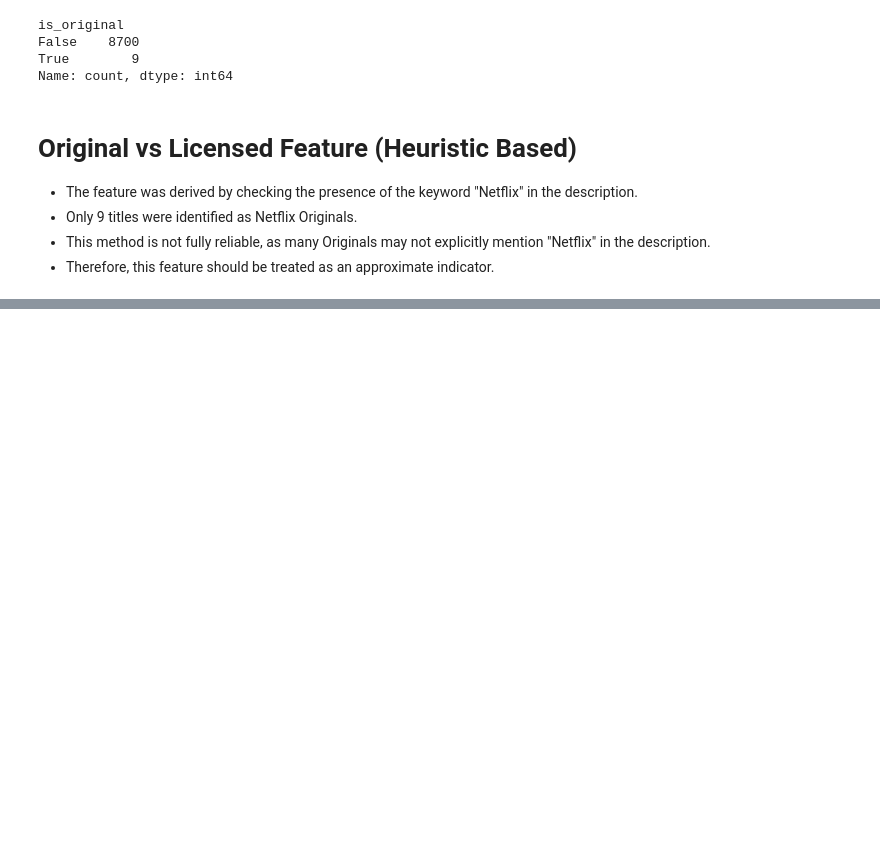
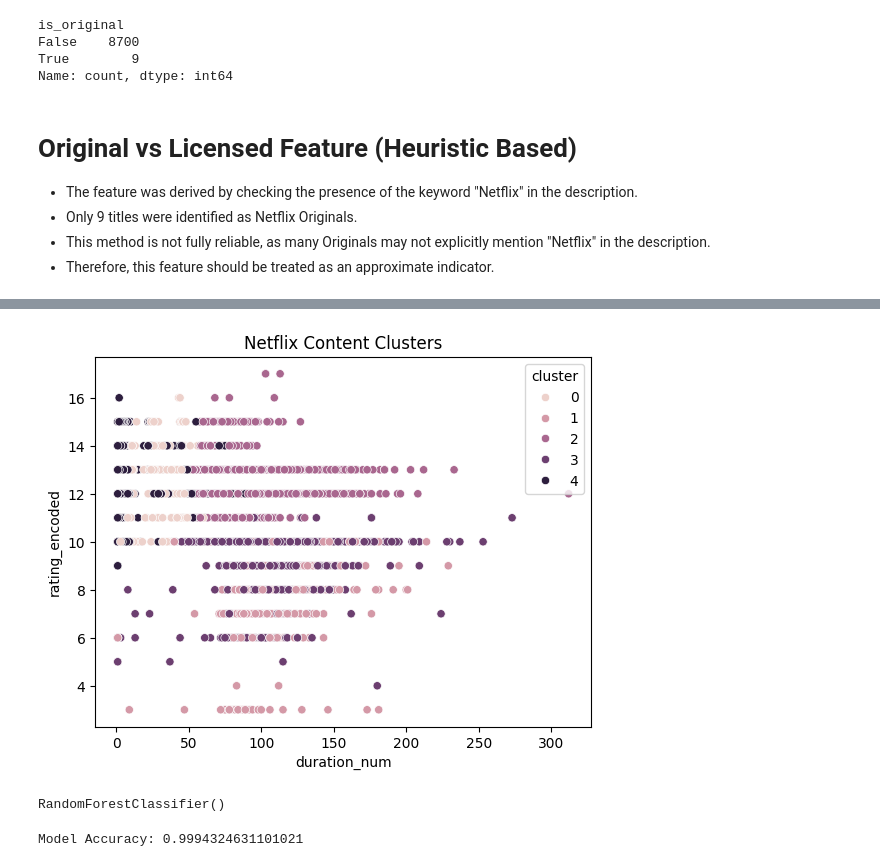
Before and after one commit to Sadiyashaikh15/Streamscope--Netflix, a Jupyter notebook: notebooks/milestone1_data_preparation.ipynb, the cells around one changed output, grey strips where cells are left out. Saved outputs shown, nothing was run; the diff lists cells and outputs as text; code cells hidden in the pictures; blank space fills up the shorter version.

Commit message:
Milestone 3: clustering and classification modeling completed

```diff
--- a/notebooks/milestone1_data_preparation.ipynb
+++ b/notebooks/milestone1_data_preparation.ipynb
@@ -314,0 +377,8 @@ Name: count, dtype: int64
+# %%
+from sklearn.cluster import KMeans
+
+kmeans = KMeans(n_clusters=5, random_state=42)
+
+df['cluster'] = kmeans.fit_predict(X_scaled)
+
+df[['title','cluster']].head()
@@ -314,0 +395,14 @@ Name: count, dtype: int64
+# %%
+features = features.fillna(features.median())
+# %%
+from sklearn.preprocessing import StandardScaler
+
+scaler = StandardScaler()
+
+X_scaled = scaler.fit_transform(features)
+# %%
+from sklearn.cluster import KMeans
+
+kmeans = KMeans(n_clusters=5, random_state=42)
+
+df['cluster'] = kmeans.fit_predict(X_scaled)
@@ -314,0 +428,14 @@ Name: count, dtype: int64
+# %%
+import seaborn as sns
+import matplotlib.pyplot as plt
+
+sns.scatterplot(
+    x=df['duration_num'],
+    y=df['rating_encoded'],
+    hue=df['cluster']
+)
+
+plt.title("Netflix Content Clusters")
+plt.show()
+# %% [output]
+[figure, added]
@@ -314,0 +453,8 @@ Name: count, dtype: int64
+# %%
+from sklearn.ensemble import RandomForestClassifier
+
+model = RandomForestClassifier()
+
+model.fit(X_train,y_train)
+# %% [output]
+RandomForestClassifier()
@@ -314,0 +463,8 @@ Name: count, dtype: int64
+# %%
+from sklearn.metrics import accuracy_score
+
+accuracy = accuracy_score(y_test, y_pred)
+
+print("Model Accuracy:", accuracy)
+# %% [output]
+Model Accuracy: 0.9994324631101021
```
Also changed, not shown: parts of 22 cells of this notebook, 1 other file.
